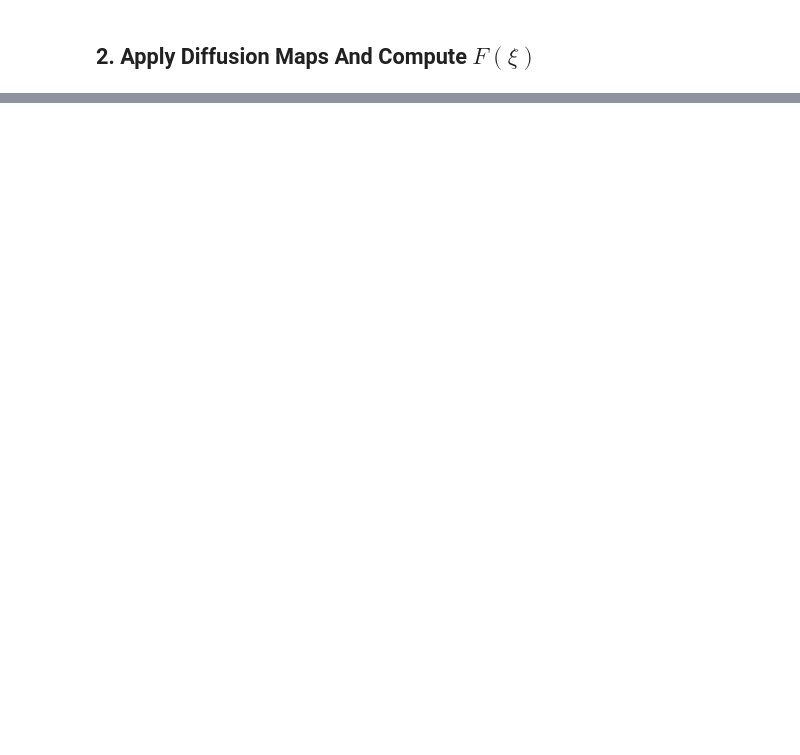
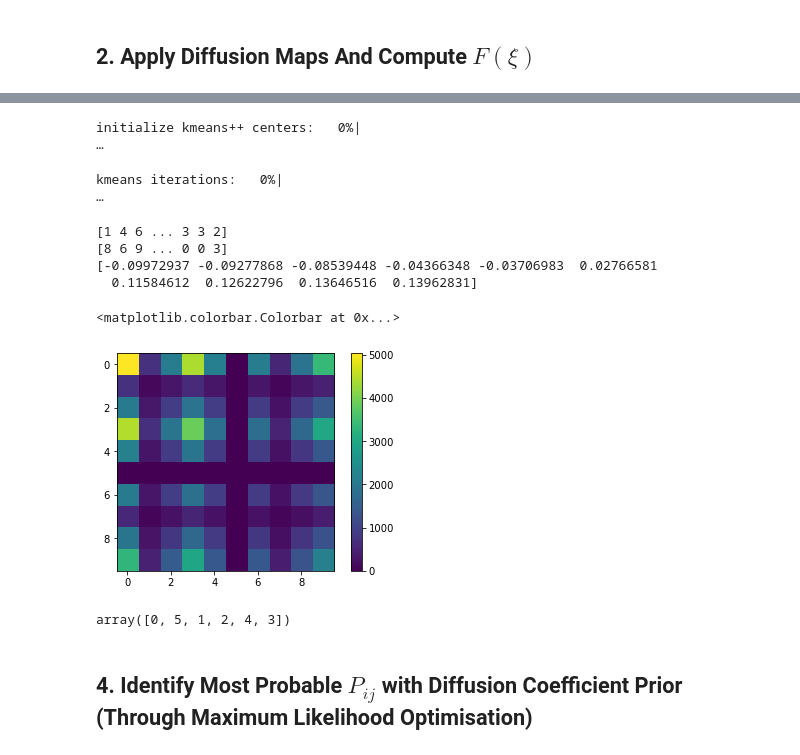
Before and after one commit to dominicp6/mdfeature, a Jupyter notebook: notebooks/KramersRate.ipynb, the cells around one changed output, grey strips where cells are left out. Drawn from its saved outputs; the diff is of its cells as text; code cells hidden in the pictures; blank space fills up the shorter version.

```diff
--- a/notebooks/KramersRate.ipynb
+++ b/notebooks/KramersRate.ipynb
@@ -304,0 +204,69 @@ ret = dual_annealing(negative_log_likelihood, bounds=bounds, args=(N,P,t))
+# %%
+import pyemma
+
+number_of_states = 8
+
+cluster = pyemma.coordinates.cluster_kmeans(diffusion_coordinate_time_series, k=10, stride=5, max_iter=150)
+discrete_traj = cluster.dtrajs[0]
+cluster_centers = cluster.clustercenters
+
+print(discrete_traj)
+
+def relabel_trajectory_by_cluster_center(discrete_traj, cluster_centers):
+    unique = np.unique(discrete_traj)
+    number_of_states = len(unique)
+
+    Q = np.zeros(number_of_states)
+    for i in range(number_of_states):
+        Q[i] = cluster_centers[i]
+
+    sorted_Q = np.sort(Q)
+    sorted_indices = np.argsort(np.argsort(Q))
+
+    for idx, entry in enumerate(discrete_traj):
+        discrete_traj[idx] = sorted_indices[discrete_traj[idx]]
+
+
+    return discrete_traj, sorted_Q
+
+traj, Q = relabel_trajectory_by_cluster_center(discrete_traj, cluster_centers)
+
+print(traj)
+
+# implied timescale analysis
+#its = pyemma.msm.its(cluster.dtrajs, lags=[1, 2, 3, 5, 7, 10], nits=3, errors='bayes')
+#pyemma.plots.plot_implied_timescales(its, ylog=False);
+
+# check for Markovian behaviour
+#bayesian_msm = pyemma.msm.bayesian_markov_model(cluster.dtrajs, lag=10, dt_traj='1 ps', conf=0.95)
+#pyemma.plots.plot_cktest(bayesian_msm.cktest(4), units='ps');
+
+def compute_C_matrix(discrete_trajectory, lag):
+    unique = np.unique(discrete_trajectory)
+    number_of_states = len(unique)
+    C = np.zeros((number_of_states, number_of_states))
+    for idx, state in enumerate(discrete_trajectory[:-lag]):
+        C[state, discrete_trajectory[idx+lag]]+=1
+
+    return C
+
+print(Q)
+counts = compute_C_matrix(traj, lag=1)
+plt.imshow(counts)
+plt.colorbar()
+# %% [output]
+initialize kmeans++ centers:   0%|                                                                            …
+kmeans iterations:   0%|                                                                                      …
+[1 4 6 ... 3 3 2]
+[8 6 9 ... 0 0 3]
+[-0.09972937 -0.09277868 -0.08539448 -0.04366348 -0.03706983  0.02766581
+  0.11584612  0.12622796  0.13646516  0.13962831]
+<matplotlib.colorbar.Colorbar at 0x...>
+[figure, added]
+# %%
+A = [-3, 2, -2, 0, 1, 0.5]
+np.argsort(np.argsort(A))
+# %% [output]
+array([0, 5, 1, 2, 4, 3])
+# %% [markdown]
+## 4. Identify Most Probable $P_{ij}$ with Diffusion Coefficient Prior (Through Maximum Likelihood Optimisation)
```
Also changed, not shown: parts of 41 cells of this notebook, 2 other files.
